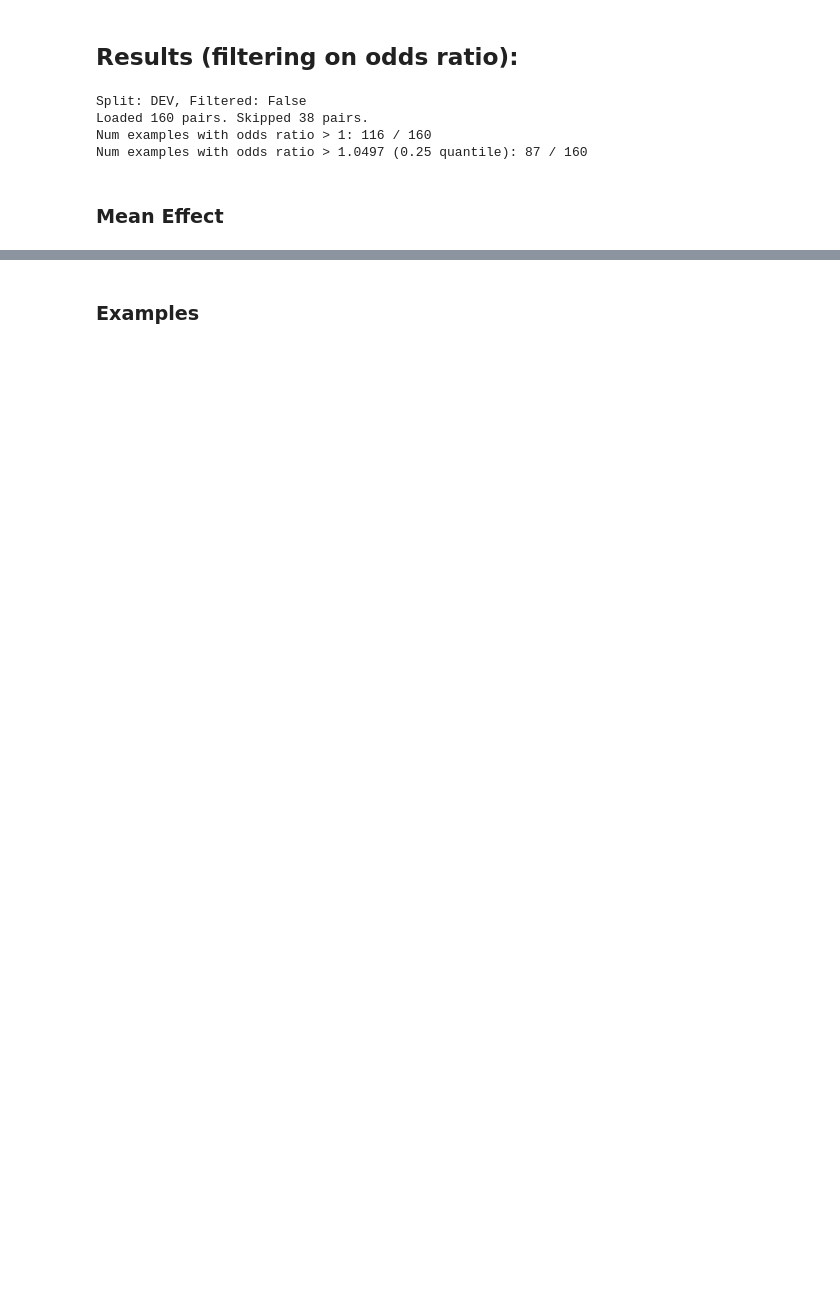
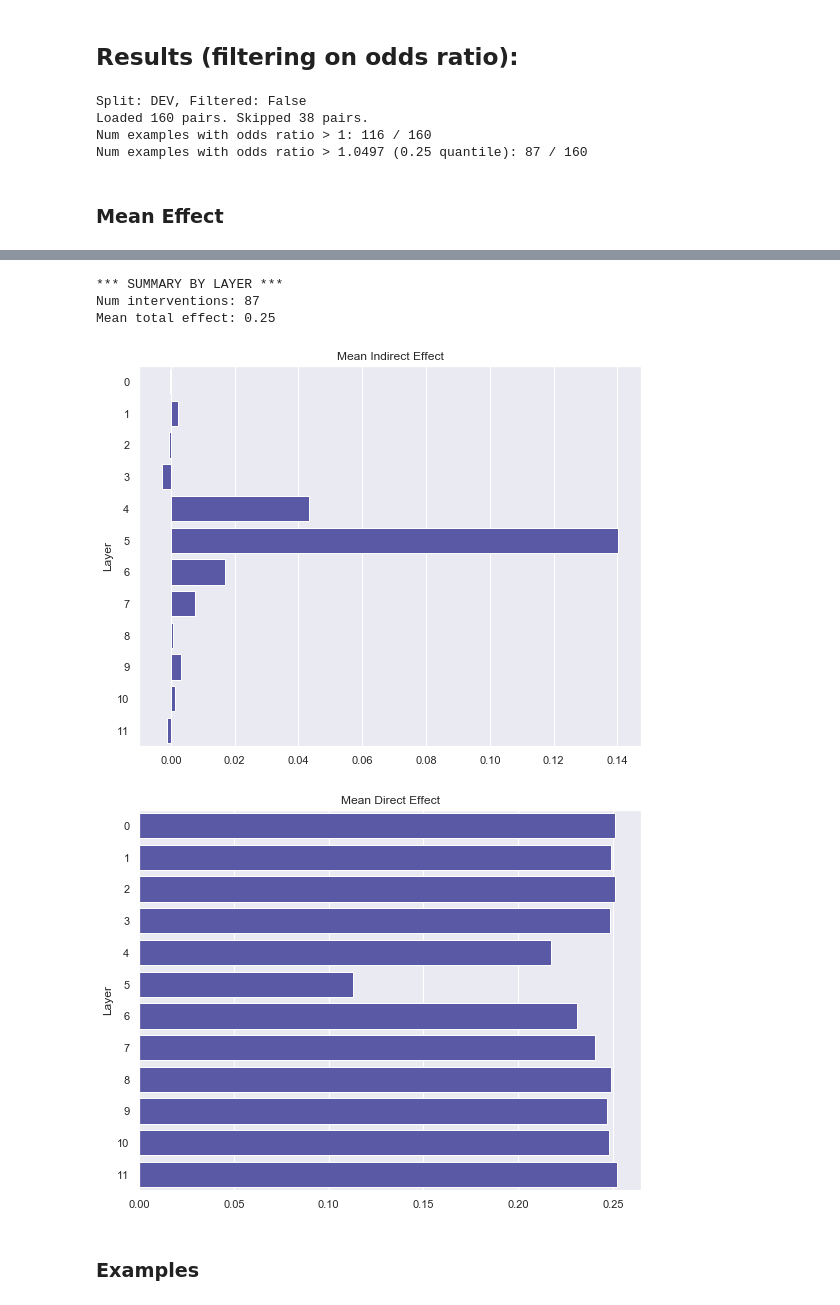
Before and after one commit to mattf1n/lm-intervention, a Jupyter notebook: winobias_attn_intervention_filtered.ipynb, the cells around one changed output, grey strips where cells are left out. Saved outputs shown, nothing was run; the diff lists cells and outputs as text; code cells hidden in the pictures; blank space fills up the shorter version.

```diff
--- a/winobias_attn_intervention_filtered.ipynb
+++ b/winobias_attn_intervention_filtered.ipynb
@@ -72,3 +72,11 @@ Top 10 heads:
+# %%
+report_interventions_summary_by_layer(results)
+# %% [output]
+*** SUMMARY BY LAYER ***
+Num interventions: 87
+Mean total effect: 0.25
+[figure, added]
+[figure, added]
 # %% [markdown]
 ### Examples
 # %%
```
Also changed, not shown: parts of 8 cells of this notebook, 6 other files.
